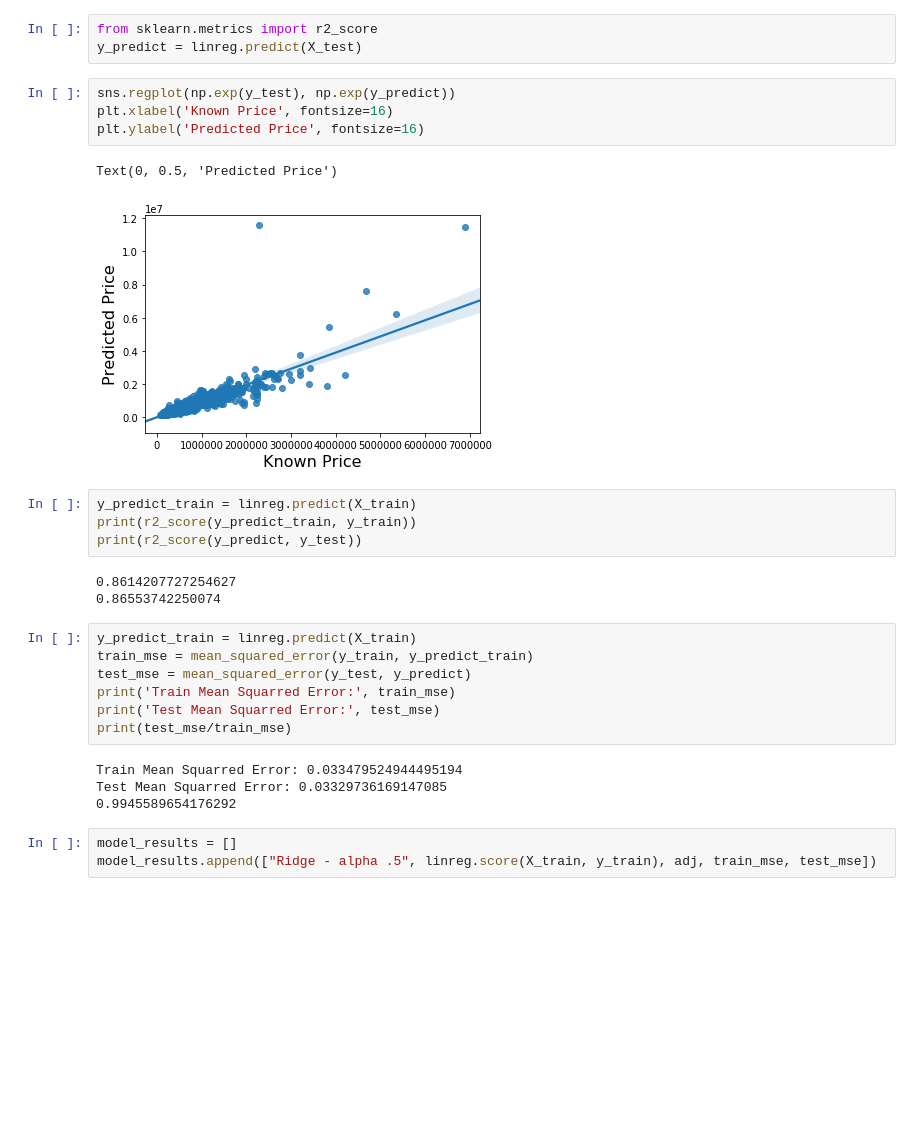
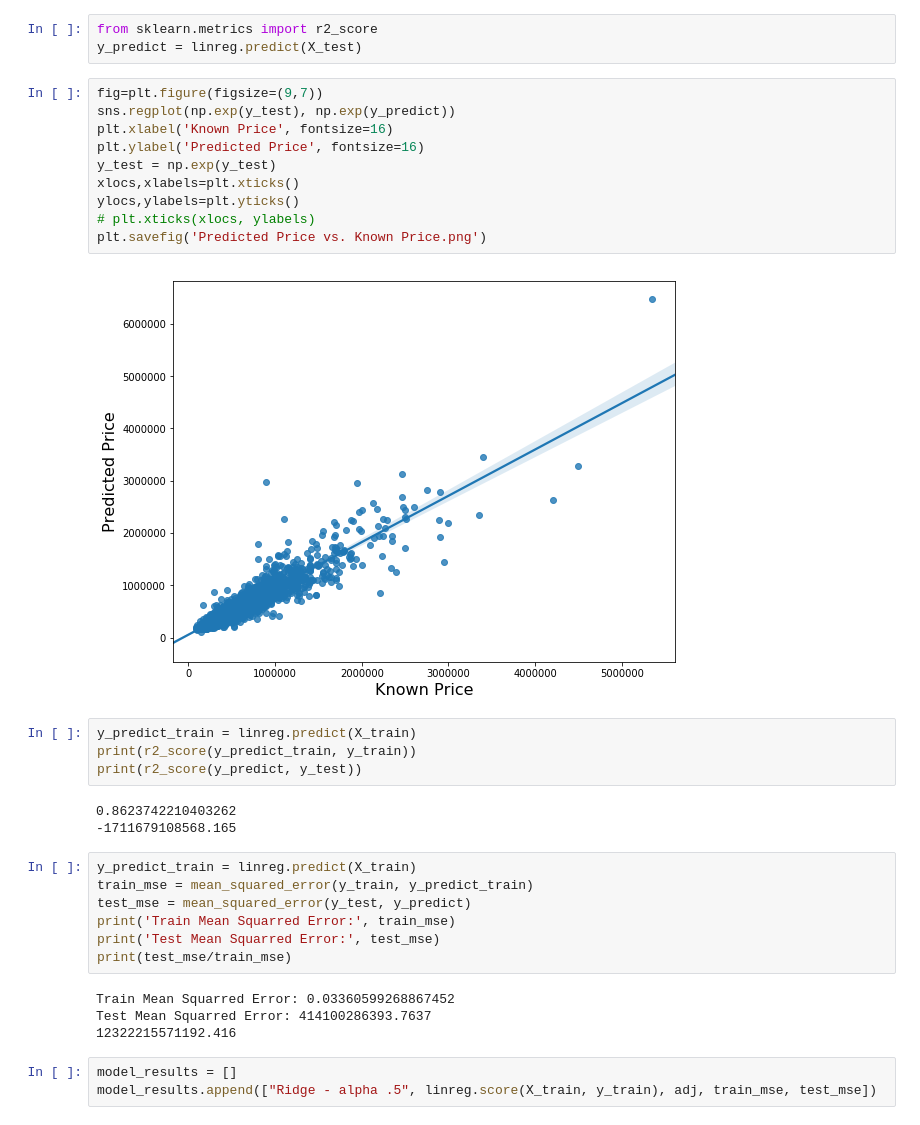
Before and after one commit to angelmanzur/LinearRegression_Proj1, a Jupyter notebook: King Sales - Team Awesome 3.ipynb, the cells around one changed output. Cells and saved outputs as stored; diff of their text form; blank space fills up the shorter version.

```diff
--- a/King Sales - Team Awesome 3.ipynb
+++ b/King Sales - Team Awesome 3.ipynb
@@ -250,19 +250,24 @@ adj
 from sklearn.metrics import r2_score
 y_predict = linreg.predict(X_test)
 # %%
+fig=plt.figure(figsize=(9,7))
 sns.regplot(np.exp(y_test), np.exp(y_predict))
 plt.xlabel('Known Price', fontsize=16)
 plt.ylabel('Predicted Price', fontsize=16)
+y_test = np.exp(y_test)
+xlocs,xlabels=plt.xticks()
+ylocs,ylabels=plt.yticks()
+# plt.xticks(xlocs, ylabels)
+plt.savefig('Predicted Price vs. Known Price.png')
 # %% [output]
-Text(0, 0.5, 'Predicted Price')
-[figure, old version]
+[figure, new version]
 # %%
 y_predict_train = linreg.predict(X_train)
 print(r2_score(y_predict_train, y_train))
 print(r2_score(y_predict, y_test))
 # %% [output]
-0.8614207727254627
-0.86553742250074
+0.8623742210403262
+-1711679108568.165
 # %%
 y_predict_train = linreg.predict(X_train)
 train_mse = mean_squared_error(y_train, y_predict_train)
@@ -271,9 +276,9 @@ print('Train Mean Squarred Error:', train_mse)
 print('Test Mean Squarred Error:', test_mse)
 print(test_mse/train_mse)
 # %% [output]
-Train Mean Squarred Error: 0.033479524944495194
-Test Mean Squarred Error: 0.03329736169147085
-0.9945589654176292
+Train Mean Squarred Error: 0.03360599268867452
+Test Mean Squarred Error: 414100286393.7637
+12322215571192.416
 # %%
 model_results = []
 model_results.append(["Ridge - alpha .5", linreg.score(X_train, y_train), adj, train_mse, test_mse])
```
Also changed, not shown: parts of 31 cells of this notebook, 3 other files.
